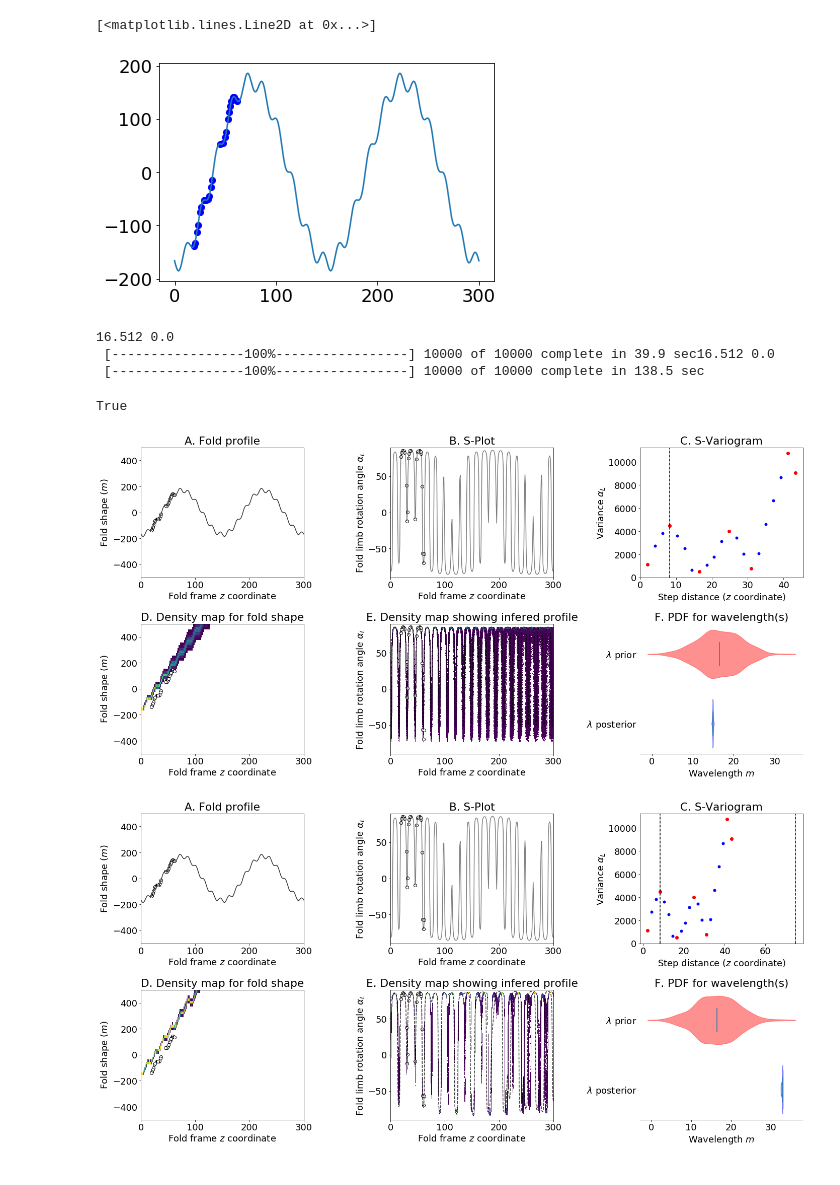
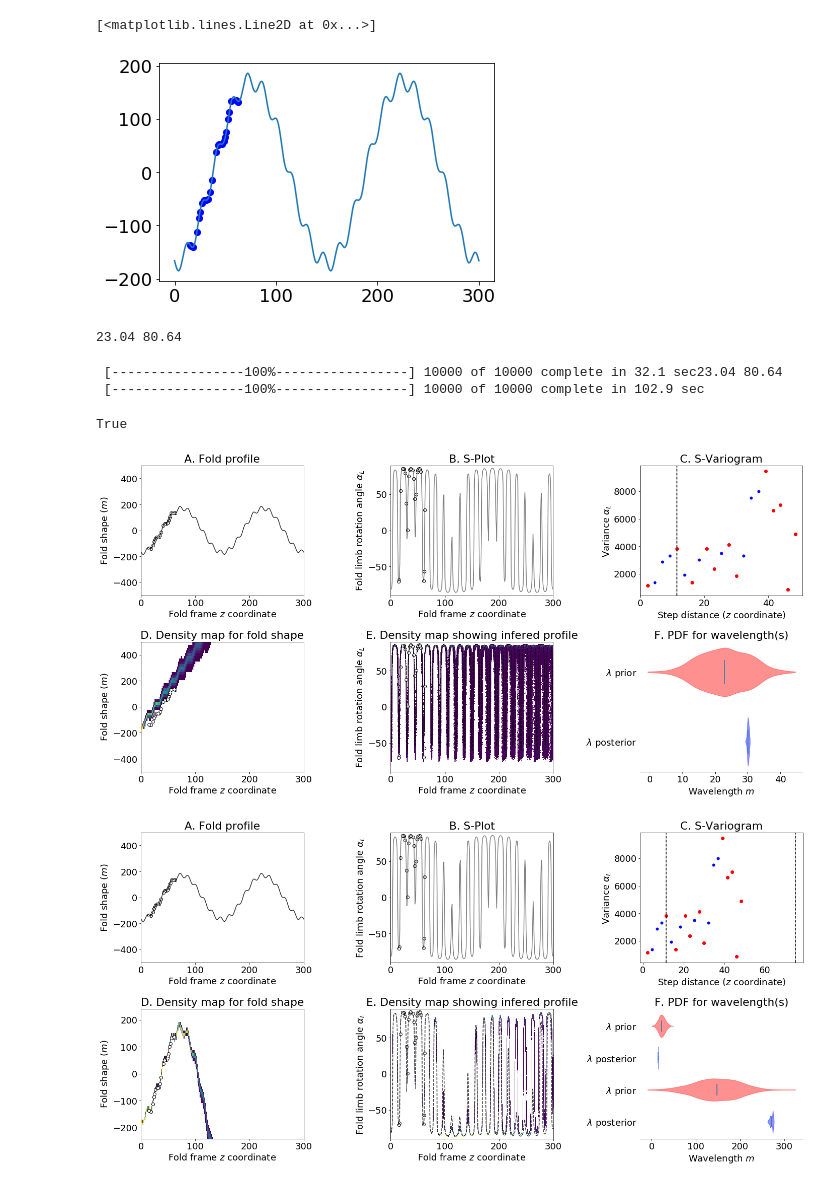
Before and after one commit to lachlangrose/inverting_knowledge_JSG, a Jupyter notebook: Figure 4 Parasitic Fold Single Limb.ipynb, the cells around one changed output. Drawn from its saved outputs; the diff is of its cells as text; code cells hidden in the pictures.

```diff
--- a/Figure 4 Parasitic Fold Single Limb.ipynb
+++ b/Figure 4 Parasitic Fold Single Limb.ipynb
@@ -96,7 +99,7 @@ x  = np.arange(15, 65,1)#np.linspace(0,150,100)
 np.random.shuffle(x)
 # %%
 mixture = True
-N = 25
+N = 40
 x = x[:N]
 fold= (foldfourier2.pos(x_))+foldfourier.pos(x_)
 foldpts = (foldfourier2.pos(x))+foldfourier.pos(x)
@@ -127,7 +130,7 @@ plt.plot(x,foldpts,'bo')
 plt.plot(x_,fold)
 # %% [output]
 [<matplotlib.lines.Line2D at 0x...>]
-[figure, old version]
+[figure, new version]
 # %%
 fourierseries = bayesian_fourier_series_model(xx1,yy1,2)
 fourierseries.add_reference_foldshape(x_,fold)
@@ -180,10 +183,10 @@ fourierseries_corrected.run_sampler(10000,5000)
 #pymc.Matplot.geweke_plot(scores)
 #pymc.Matplot.geweke_plot(pymc.geweke(fourierseries.S.trace('c_0')[:,]))
 # %% [output]
-16.512 0.0
- [-----------------100%-----------------] 10000 of 10000 complete in 39.9 sec16.512 0.0
- [-----------------100%-----------------] 10000 of 10000 complete in 138.5 sec
+23.04 80.64
-True
+ [-----------------100%-----------------] 10000 of 10000 complete in 32.1 sec23.04 80.64
+ [-----------------100%-----------------] 10000 of 10000 complete in 102.9 sec
+True
 # %%
 fig = bayesian_fourier_series_figure(fourierseries)
 #fourierseries.semivariogram.
@@ -233,20 +236,7 @@ colours = ['b-','r-']
 #for i in range(len(fig.fourier_series_model.wavelengths)):
 temp = fig.ax[0][0]
 i = 0
-#temp = fig.plot_kde('c_%i'%(i),1,2,'c_%i'%i,colours[i])s" available and you have to piss before a ride you can use one while in your car and it's very discreet and convenient.
-    #except:
-    #    print "fail"
-    #if i == 0:
-    #    temp = fig.plot_normal_pdf(1,2,fig.fourier_series_model.wavelengths[i],\
-    #                    fig.fourier_series_model.wavelengths[i]/3.,\
-    #                    'prior_wavelength_%i'%i, colours[i]+'-')
-    #else:
-    #    fig.plot_normal_pdf2(temp,fig.fourier_series_model.wavelengths[i],\
-    #                    fig.fourier_series_model.wavelengths[i]/3.,\
-    #                    'prior_wavelength_%i'%i, colours[i]+'-')
-    # print fig.fourier_series_model.map.qw[i].value
-    #temp.legend(loc=i)
-    #fig.plot
+
 arrays = []
 pos = []
 labels = []
@@ -275,7 +265,7 @@ fig.ax[1][2].spines['right'].set_visible(False)
 fig.ax[1][2].spines['left'].set_visible(False)
 fig.ax[1][2].tick_params(top='off', bottom='on', left='off', right='off', labelleft='on', labelbottom='on')
 # %% [output]
-[figure, old version]
+[figure, new version]
 # %%
 fig = bayesian_fourier_series_figure(fourierseries_corrected)
 #fourierseries.semivariogram.
@@ -338,33 +328,33 @@ i = 0
     #                    'prior_wavelength_%i'%i, colours[i]+'-')
     # print fig.fourier_series_model.map.qw[i].value
     #temp.legend(loc=i)
     #fig.plot
 arrays = []
 pos = []
 labels = []
 c = len(fourierseries_corrected.wavelengths)
-for i in range(len(fourierseries.wavelengths)):
+for i in range(len(fourierseries_corrected.wavelengths)):
     arrays.append(np.random.normal(fourierseries_corrected.wavelengths[i],fourierseries_corrected.wavelengths[i]/3.,1000))
     labels.append(r"$\lambda$ prior")
     pos.append(c)
     c-=1
     arrays.append(fourierseries_corrected.S.trace('qw_%i'%i)[:][:])
     labels.append(r"$\lambda$ posterior")
 
     pos.append(c)
     c-=1
 fig.plot_violin(1,2,labels,pos,arrays)
 plt.tight_layout()
 for i in range(2):
     for j in range(2):
         fig.ax[i][j].set_xlim(0,300)
 fig.ax[0][0].set_ylim(-500,500)
-fig.ax[1][0].set_ylim(-500,500)
+#fig.ax[1][0].set_ylim(-500,500)
 
 fig.ax[1][2].spines['top'].set_visible(False)
 fig.ax[1][2].spines['right'].set_visible(False)
 #ax.spines['bottom'].set_visible(False)
 fig.ax[1][2].spines['left'].set_visible(False)
 fig.ax[1][2].tick_params(top='off', bottom='on', left='off', right='off', labelleft='on', labelbottom='on')
 # %% [output]
-[figure, old version]
+[figure, new version]
```
Also changed, not shown: parts of 1 cell of this notebook, 8 other files.
